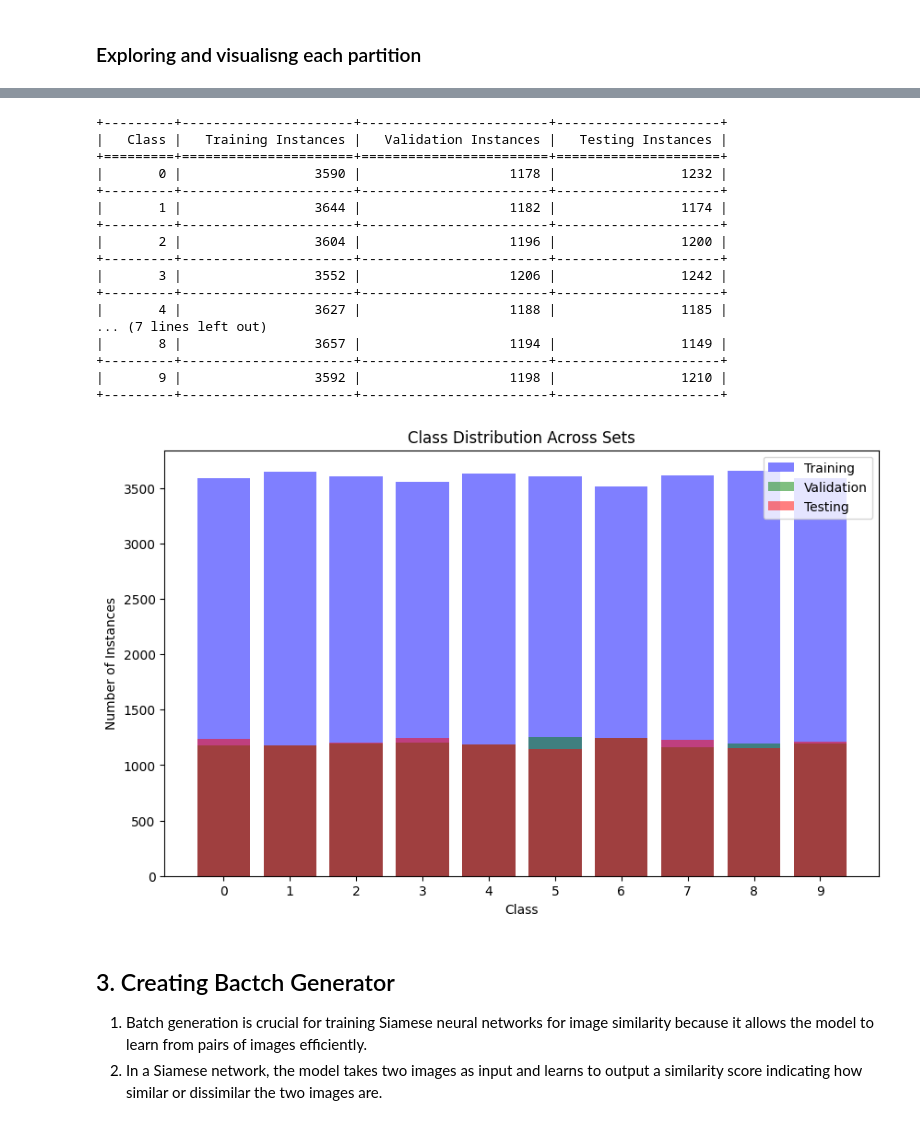
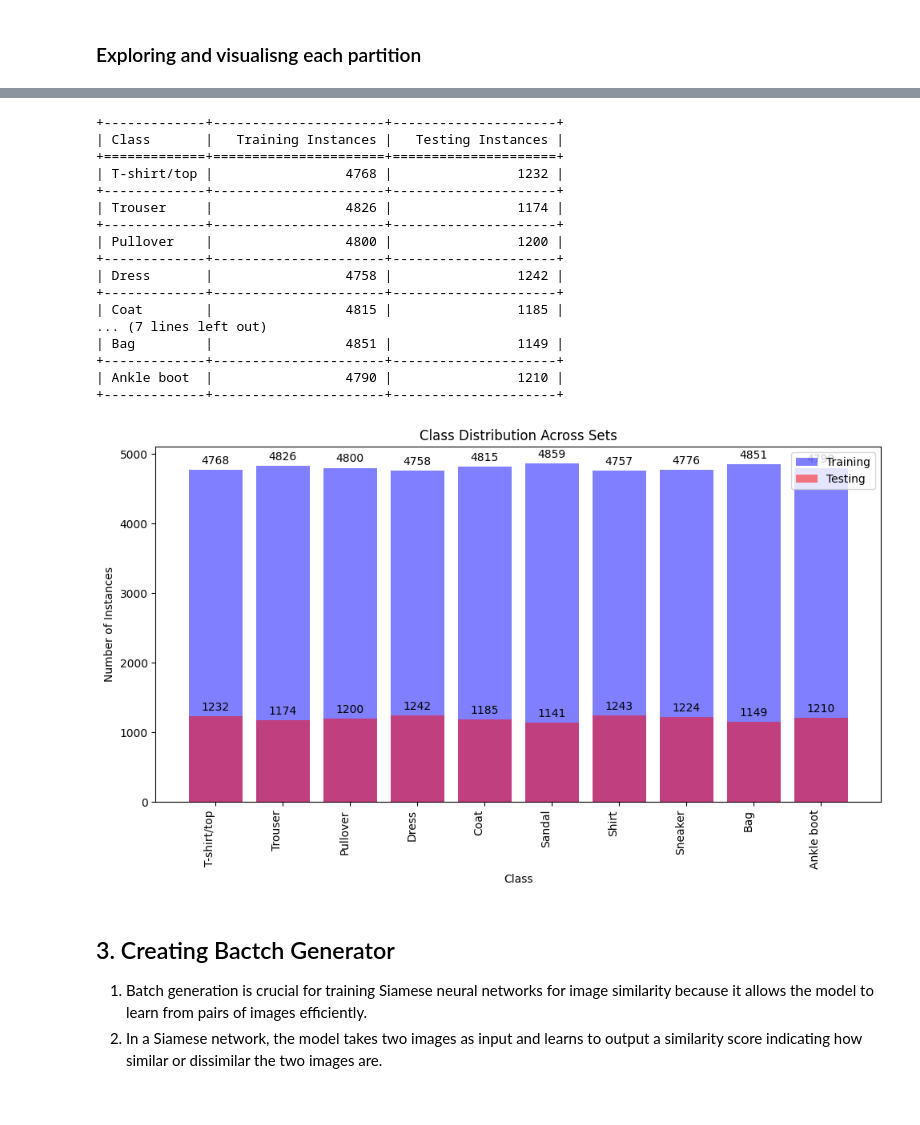
Before and after one commit to Yujata22/Siamese_NN, a Jupyter notebook: Image_Similarity_Siamese_NN.ipynb, the cells around one changed output, grey strips where cells are left out. Drawn from its saved outputs; the diff is of its cells as text; code cells hidden in the pictures.

```diff
--- a/Image_Similarity_Siamese_NN.ipynb
+++ b/Image_Similarity_Siamese_NN.ipynb
@@ -81,14 +64,10 @@ X_full = train_mnist_dataset.iloc[:, 1:]
 y_full = train_mnist_dataset.iloc[:, 0]
 # Split full dataset into training and testing sets
 x_train, x_test, y_train, y_test = train_test_split(X_full, y_full, test_size=0.2, random_state=42)
-# Further split training set into training and validation sets
-x_train, x_val, y_train, y_val = train_test_split(x_train, y_train, test_size=0.25, random_state=42)
 
 # Print the shapes of the datasets
 print("Shape of x_train:", x_train.shape)
 print("Shape of y_train:", y_train.shape)
-print("Shape of x_val:", x_val.shape)
-print("Shape of y_val:", y_val.shape)
 print("Shape of x_test:", x_test.shape)
 print("Shape of y_test:", y_test.shape)
 # %% [output]
@@ -144,50 +114,76 @@ Validation groups: [1178, 1182, 1196, 1206, 1188, 1252, 1242, 1164, 1194, 1198]
 Testing groups: [1232, 1174, 1200, 1242, 1185, 1141, 1243, 1224, 1149, 1210]
 # %%
+import matplotlib.pyplot as plt
+from tabulate import tabulate
+
 # Define class labels
+class_labels = ["T-shirt/top", "Trouser", "Pullover", "Dress", "Coat", "Sandal", "Shirt", "Sneaker", "Bag", "Ankle boot"]
 classes = list(range(10))
 
 # Prepare data for tabulation
 data = []
 for i, cls in enumerate(classes):
-    data.append([cls,
+    data.append([class_labels[cls],
                  train_groups[i].shape[0],
-                 val_groups[i].shape[0],
                  test_groups[i].shape[0]])
 
 # Distribution Table
-headers = ["Class", "Training Instances", "Validation Instances", "Testing Instances"]
+headers = ["Class", "Training Instances",  "Testing Instances"]
 print(tabulate(data, headers=headers, tablefmt="grid"))
 
 # Plotting
 plt.figure(figsize=(10, 6))
-plt.bar(classes, [x.shape[0] for x in train_groups], alpha=0.5, color='b', label='Training')
-plt.bar(classes, [x.shape[0] for x in val_groups], alpha=0.5, color='g', label='Validation')
-plt.bar(classes, [x.shape[0] for x in test_groups], alpha=0.5, color='r', label='Testing')
+train_counts = [x.shape[0] for x in train_groups]
+test_counts = [x.shape[0] for x in test_groups]
+
+# Create bars
+train_bar = plt.bar(classes, train_counts, alpha=0.5, color='b', label='Training')
+test_bar = plt.bar(classes, test_counts, alpha=0.5, color='r', label='Testing')
+
+# Add data labels
+for bar in train_bar:
+    height = bar.get_height()
+    plt.annotate(f'{height}',
+                 xy=(bar.get_x() + bar.get_width() / 2, height),
+                 xytext=(0, 3),
+                 textcoords="offset points",
+                 ha='center', va='bottom')
+
+for bar in test_bar:
+    height = bar.get_height()
+    plt.annotate(f'{height}',
+                 xy=(bar.get_x() + bar.get_width() / 2, height),
+                 xytext=(0, 3),
+                 textcoords="offset points",
+                 ha='center', va='bottom')
+
+# Set labels and title
 plt.xlabel('Class')
 plt.ylabel('Number of Instances')
 plt.title('Class Distribution Across Sets')
-plt.xticks(classes)
+plt.xticks(classes, class_labels, rotation=90, ha="right")
 plt.legend()
+plt.tight_layout()
 plt.show()
 # %% [output]
-+---------+----------------------+------------------------+---------------------+
-|   Class |   Training Instances |   Validation Instances |   Testing Instances |
-+=========+======================+========================+=====================+
-|       0 |                 3590 |                   1178 |                1232 |
-+---------+----------------------+------------------------+---------------------+
-|       1 |                 3644 |                   1182 |                1174 |
-+---------+----------------------+------------------------+---------------------+
-|       2 |                 3604 |                   1196 |                1200 |
-+---------+----------------------+------------------------+---------------------+
-|       3 |                 3552 |                   1206 |                1242 |
-+---------+----------------------+------------------------+---------------------+
-|       4 |                 3627 |                   1188 |                1185 |
++-------------+----------------------+---------------------+
+| Class       |   Training Instances |   Testing Instances |
++=============+======================+=====================+
+| T-shirt/top |                 4768 |                1232 |
++-------------+----------------------+---------------------+
+| Trouser     |                 4826 |                1174 |
++-------------+----------------------+---------------------+
+| Pullover    |                 4800 |                1200 |
++-------------+----------------------+---------------------+
+| Dress       |                 4758 |                1242 |
++-------------+----------------------+---------------------+
+| Coat        |                 4815 |                1185 |
 ... (7 lines left out)
-|       8 |                 3657 |                   1194 |                1149 |
-+---------+----------------------+------------------------+---------------------+
-|       9 |                 3592 |                   1198 |                1210 |
-+---------+----------------------+------------------------+---------------------+
+| Bag         |                 4851 |                1149 |
++-------------+----------------------+---------------------+
+| Ankle boot  |                 4790 |                1210 |
++-------------+----------------------+---------------------+
-[figure, old version]
+[figure, new version]
 # %% [markdown]
 ## 3. Creating Bactch Generator
 1.  Batch generation is crucial for training Siamese neural networks for image similarity because it allows the model to learn from pairs of images efficiently.
```
Also changed, not shown: parts of 13 cells of this notebook, 1 other file.
